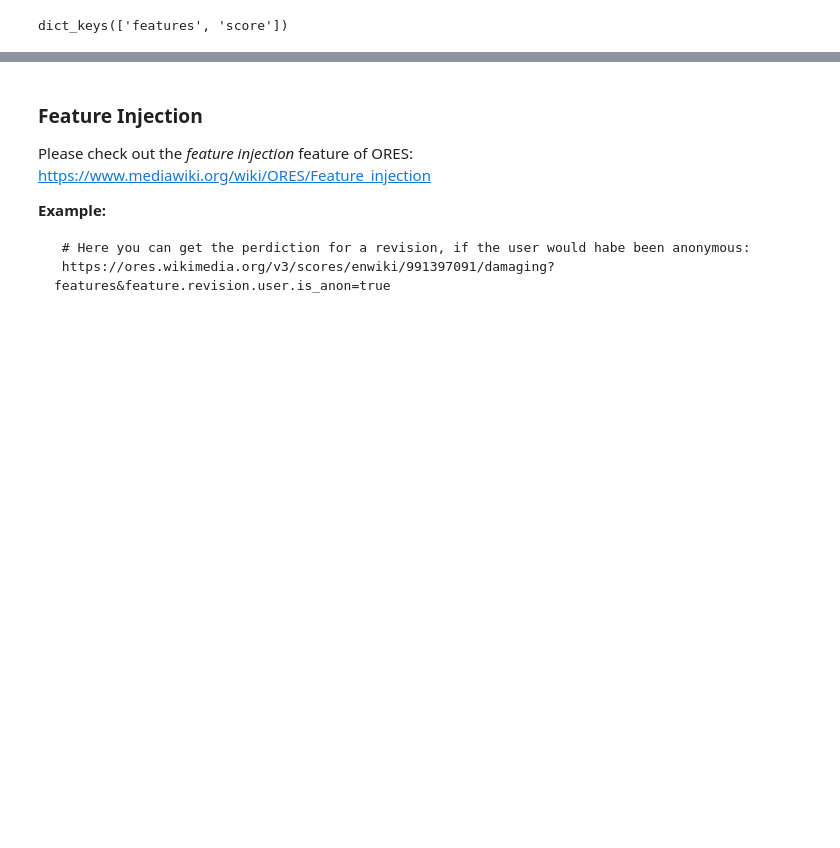
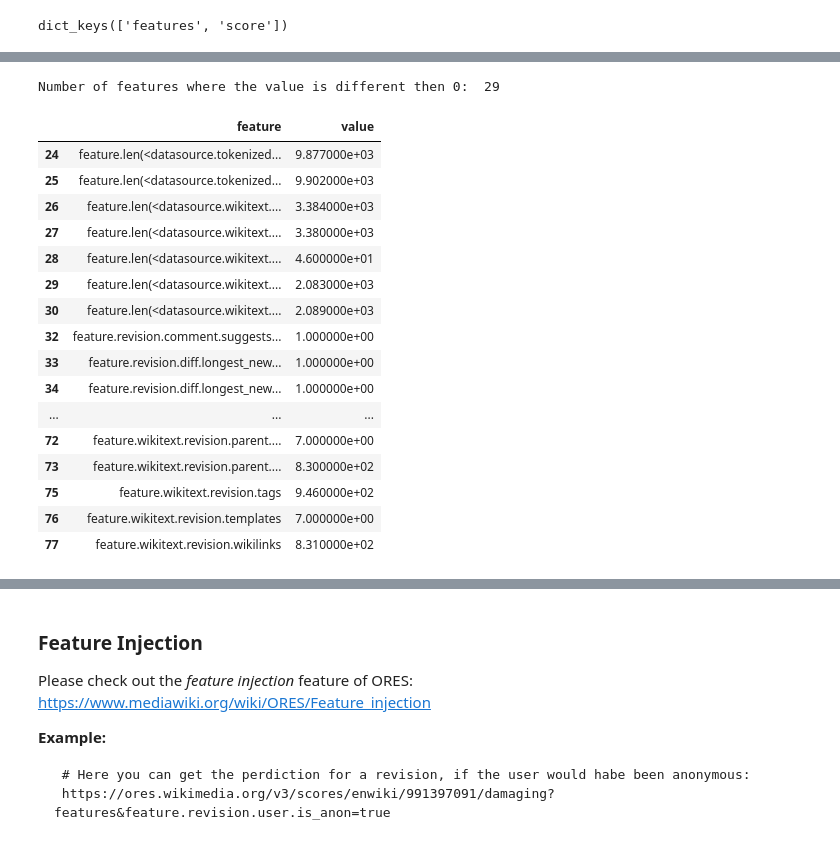
Before and after one commit to FUB-HCC/hcds-winter-2020, a Jupyter notebook: assignments/A4_Transparency/albe/A4_Transparency.ipynb, the cells around one changed output, grey strips where cells are left out. Cells and saved outputs as stored; diff of their text form; code cells hidden in the pictures; blank space fills up the shorter version.

```diff
--- a/assignments/A4_Transparency/albe/A4_Transparency.ipynb
+++ b/assignments/A4_Transparency/albe/A4_Transparency.ipynb
@@ -288,0 +415,22 @@ v3_features_df[:50].style.set_properties(**{'text-align': 'left'})
+# %%
+print('Number of features where the value is different then 0: ',len(v3_features_df[v3_features_df['value'] != 0]))
+v3_features_df[v3_features_df['value'] != 0]
+# %% [output]
+Number of features where the value is different then 0:  29
+|  | feature | value |
+| 24 | feature.len(<datasource.tokenized... | 9.877000e+03 |
+| 25 | feature.len(<datasource.tokenized... | 9.902000e+03 |
+| 26 | feature.len(<datasource.wikitext.... | 3.384000e+03 |
+| 27 | feature.len(<datasource.wikitext.... | 3.380000e+03 |
+| 28 | feature.len(<datasource.wikitext.... | 4.600000e+01 |
+| 29 | feature.len(<datasource.wikitext.... | 2.083000e+03 |
+| 30 | feature.len(<datasource.wikitext.... | 2.089000e+03 |
+| 32 | feature.revision.comment.suggests... | 1.000000e+00 |
+| 33 | feature.revision.diff.longest_new... | 1.000000e+00 |
+| 34 | feature.revision.diff.longest_new... | 1.000000e+00 |
+| ... | ... | ... |
+| 72 | feature.wikitext.revision.parent.... | 7.000000e+00 |
+| 73 | feature.wikitext.revision.parent.... | 8.300000e+02 |
+| 75 | feature.wikitext.revision.tags | 9.460000e+02 |
+| 76 | feature.wikitext.revision.templates | 7.000000e+00 |
+| 77 | feature.wikitext.revision.wikilinks | 8.310000e+02 |
```
Also changed, not shown: parts of 82 cells of this notebook.
